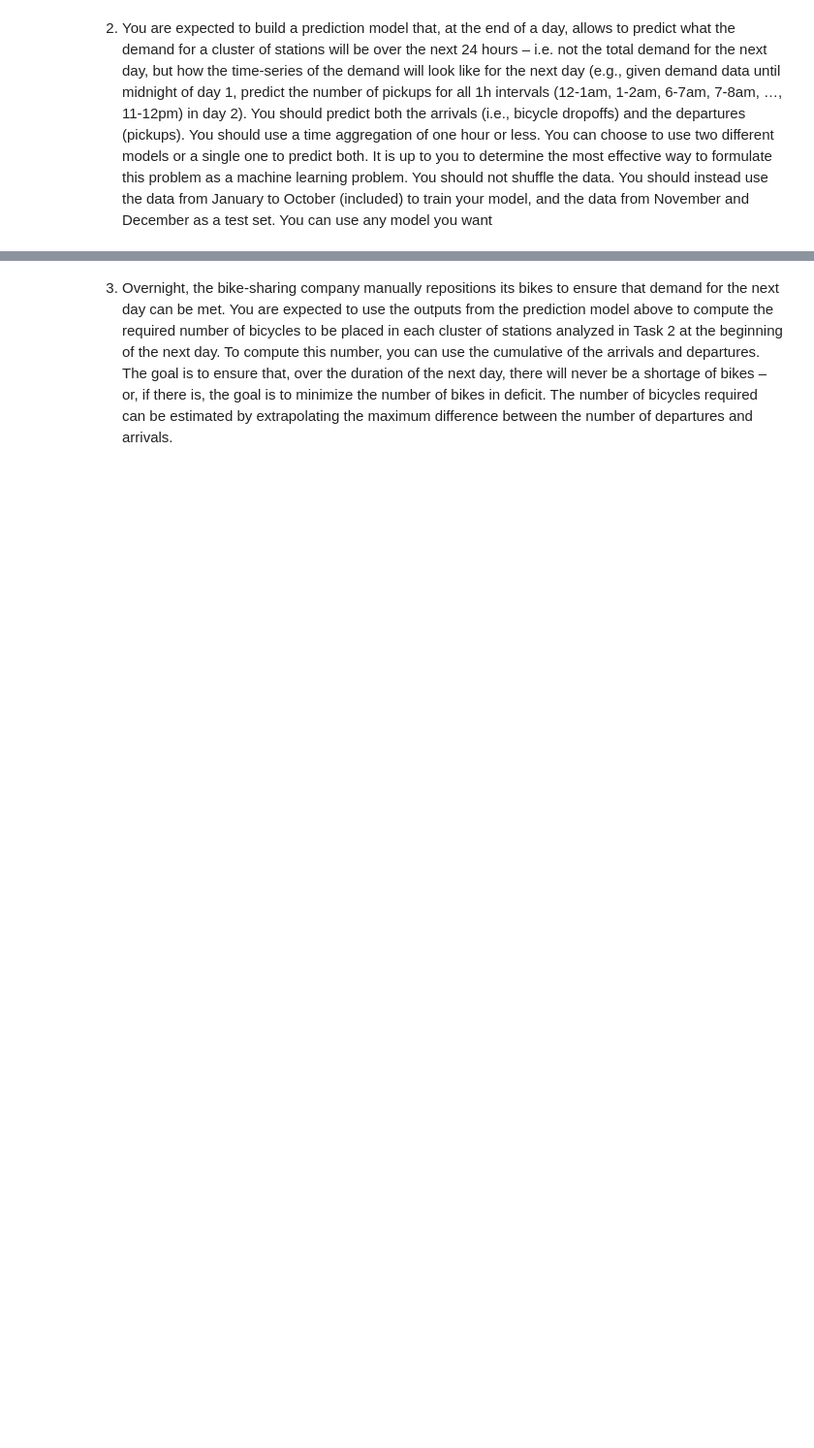
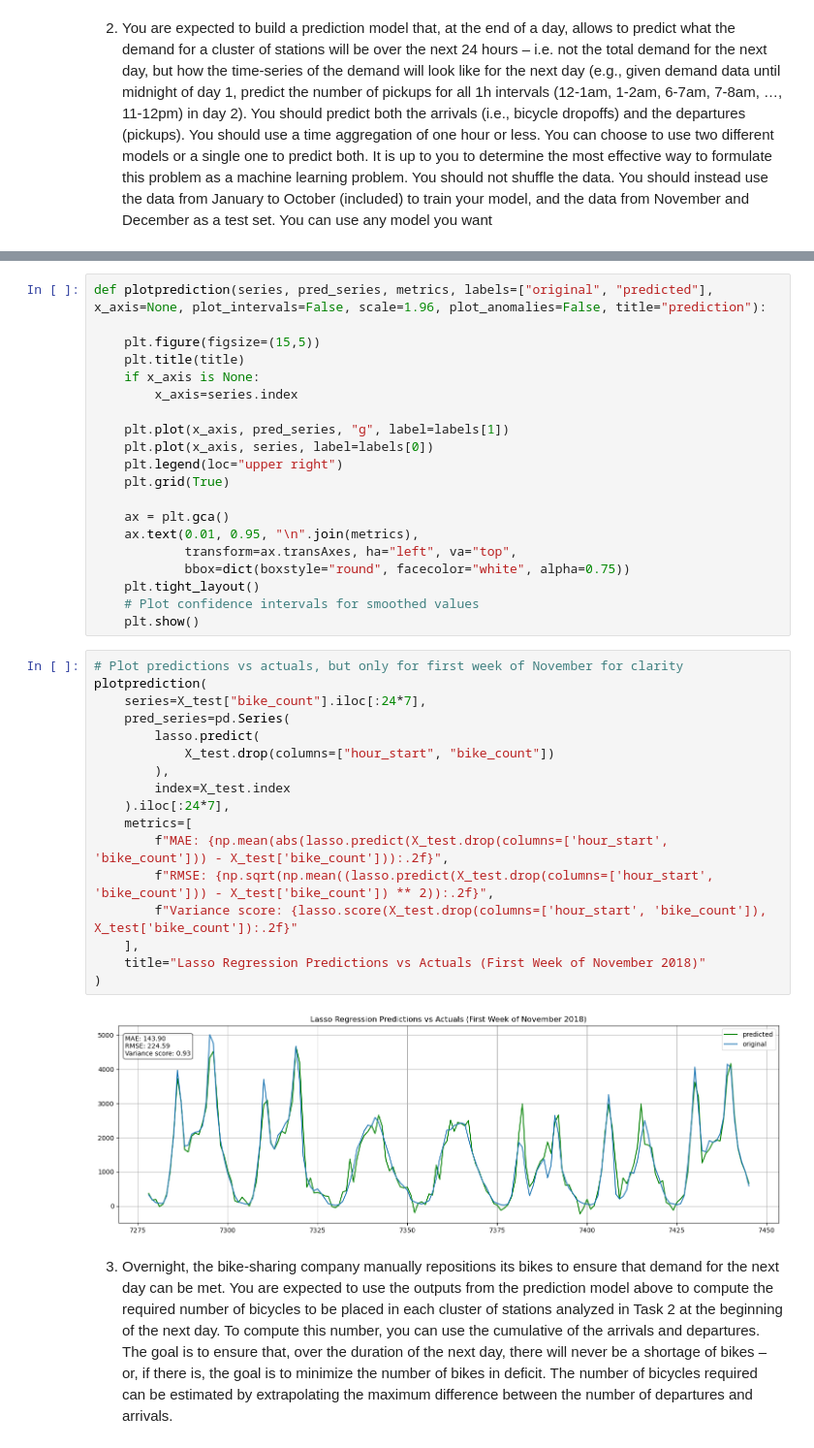
Before and after one commit to bodvarsdottirkristin/ba-group-37, a Jupyter notebook: notebooks/prediction_challenge.ipynb, the cells around one changed output, grey strips where cells are left out. Shown at 97% size. Drawn from its saved outputs; the diff is of its cells as text; blank space fills up the shorter version.

```diff
--- a/notebooks/prediction_challenge.ipynb
+++ b/notebooks/prediction_challenge.ipynb
@@ -321,3 +507,42 @@ TypeError: float() argument must be a string or a real number, not 'Timestamp'
+# %%
+def plotprediction(series, pred_series, metrics, labels=["original", "predicted"], x_axis=None, plot_intervals=False, scale=1.96, plot_anomalies=False, title="prediction"):
+
+    plt.figure(figsize=(15,5))
+    plt.title(title)
+    if x_axis is None:
+        x_axis=series.index
+
+    plt.plot(x_axis, pred_series, "g", label=labels[1])
+    plt.plot(x_axis, series, label=labels[0])
+    plt.legend(loc="upper right")
+    plt.grid(True)
+
+    ax = plt.gca()
+    ax.text(0.01, 0.95, "\n".join(metrics),
+            transform=ax.transAxes, ha="left", va="top",
+            bbox=dict(boxstyle="round", facecolor="white", alpha=0.75))
+    plt.tight_layout()
+    # Plot confidence intervals for smoothed values
+    plt.show()
+# %%
+# Plot predictions vs actuals, but only for first week of November for clarity
+plotprediction(
+    series=X_test["bike_count"].iloc[:24*7],
+    pred_series=pd.Series(
+        lasso.predict(
+            X_test.drop(columns=["hour_start", "bike_count"])
+        ),
+        index=X_test.index
+    ).iloc[:24*7],
+    metrics=[
+        f"MAE: {np.mean(abs(lasso.predict(X_test.drop(columns=['hour_start', 'bike_count'])) - X_test['bike_count'])):.2f}",
+        f"RMSE: {np.sqrt(np.mean((lasso.predict(X_test.drop(columns=['hour_start', 'bike_count'])) - X_test['bike_count']) ** 2)):.2f}",
+        f"Variance score: {lasso.score(X_test.drop(columns=['hour_start', 'bike_count']), X_test['bike_count']):.2f}"
+    ],
+    title="Lasso Regression Predictions vs Actuals (First Week of November 2018)"
+)
+# %% [output]
+[figure, added]
 # %% [markdown]
 3) Overnight, the bike-sharing company manually repositions its bikes to ensure that
 demand for the next day can be met. You are expected to use the outputs from the
```
Also changed, not shown: parts of 19 cells of this notebook, 1 other file.
